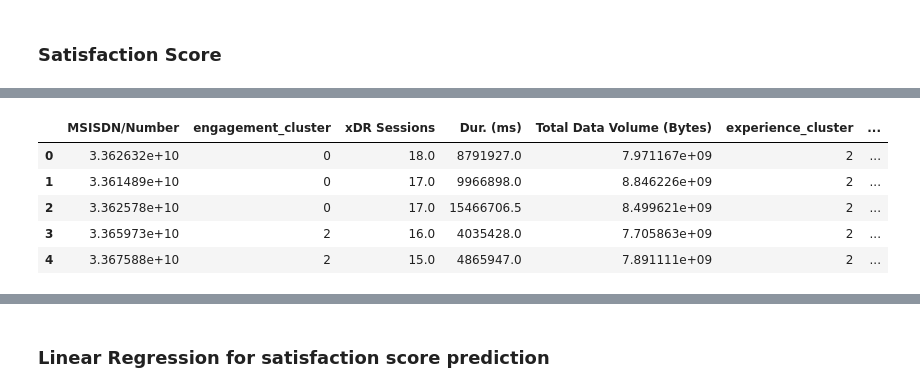
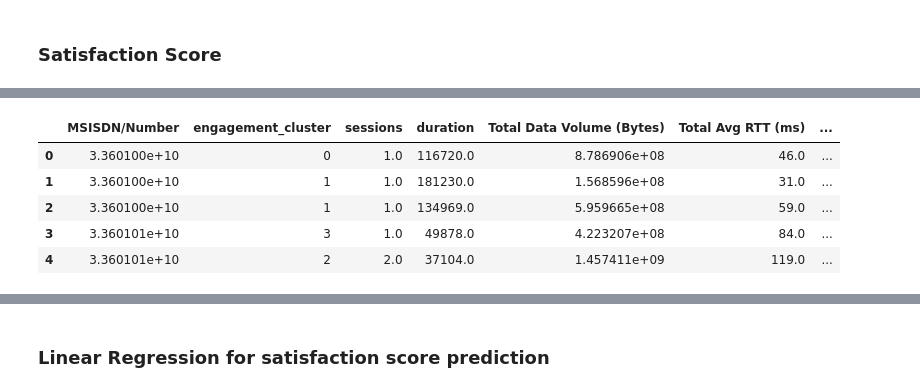
Before and after one commit to Samrawit02/Telecommunication-Data-Analysis, a Jupyter notebook: notebooks/User satisfaction analysis.ipynb, the cells around one changed output, grey strips where cells are left out. Drawn from its saved outputs; the diff is of its cells as text; code cells hidden in the pictures.

Commit message:
updating the satisfaction

```diff
--- a/notebooks/User satisfaction analysis.ipynb
+++ b/notebooks/User satisfaction analysis.ipynb
@@ -33,7 +42,7 @@ user_engagement_df.head()
 ### Engagement Score
 # %%
 eng_df = user_engagement_df.set_index('MSISDN/Number')[
-    ['xDR Sessions', 'Dur. (ms)', 'Total Data Volume (Bytes)']]
+    ['sessions', 'duration', 'Total Data Volume (Bytes)']]
 # %%
 # scale data
 scaler = StandardScaler()
@@ -82,6 +98,6 @@ IndexError: index 3 is out of bounds for axis 0 with size 3
 # %%
-exp_df = user_experience_df.set_index('MSISDN/Number')[
-    ['Total Avg RTT (ms)', 'Total Avg Bearer TP (kbps)', 'Total TCP Retrans. Vol (Bytes)']]
+exp_df = user_experince_df.set_index('MSISDN/Number')[
+     ['Total Avg RTT (ms)', 'Total Avg Bearer TP (kbps)', 'Total TCP Retrans. Vol (Bytes)']]
 # %%
 # scale data
 scaler = StandardScaler()
@@ -116,6 +130,6 @@ worst_experience_cluster = 1
 distance = kmeans2.fit_transform(normalized_data)
 distance_from_worst_experience_cluster = list(
     map(lambda x: x[worst_experience_cluster], distance))
-user_experience_df['experience_score'] = distance_from_worst_experience_cluster
-user_experience_df.head()
+user_experince_df['experience_score'] = distance_from_worst_experience_cluster
+user_experince_df.head()
 # %% [output]
@@ -140,4 +154,4 @@ user_engagement_df.head()
 # %%
-user_experience_df.rename(columns={'cluster': 'experience_cluster'}, inplace=True)
-user_experience_df.head()
+user_experince_df.rename(columns={'cluster': 'experience_cluster'}, inplace=True)
+user_experince_df.head()
 # %% [output]
@@ -150,15 +164,15 @@ user_experience_df.head()
 # %%
-user_satisfaction_df = pd.merge(user_engagement_df, user_experience_df, on='MSISDN/Number')
+user_satisfaction_df = pd.merge(user_engagement_df, user_experince_df, on='MSISDN/Number')
 user_satisfaction_df['satisfaction_score'] = (
     user_satisfaction_df['experience_score'] + user_satisfaction_df['experience_score'])/2
 user_satisfaction_df.head()
 # %% [output]
-|  | MSISDN/Number | engagement_cluster | xDR Sessions | Dur. (ms) | Total Data Volume (Bytes) | experience_cluster | ... |
-| 0 | 3.362632e+10 | 0 | 18.0 | 8791927.0 | 7.971167e+09 | 2 | ... |
-| 1 | 3.361489e+10 | 0 | 17.0 | 9966898.0 | 8.846226e+09 | 2 | ... |
-| 2 | 3.362578e+10 | 0 | 17.0 | 15466706.5 | 8.499621e+09 | 2 | ... |
-| 3 | 3.365973e+10 | 2 | 16.0 | 4035428.0 | 7.705863e+09 | 2 | ... |
-| 4 | 3.367588e+10 | 2 | 15.0 | 4865947.0 | 7.891111e+09 | 2 | ... |
+|  | MSISDN/Number | engagement_cluster | sessions | duration | Total Data Volume (Bytes) | Total Avg RTT (ms) | ... |
+| 0 | 3.360100e+10 | 0 | 1.0 | 116720.0 | 8.786906e+08 | 46.0 | ... |
+| 1 | 3.360100e+10 | 1 | 1.0 | 181230.0 | 1.568596e+08 | 31.0 | ... |
+| 2 | 3.360100e+10 | 1 | 1.0 | 134969.0 | 5.959665e+08 | 59.0 | ... |
+| 3 | 3.360101e+10 | 3 | 1.0 | 49878.0 | 4.223207e+08 | 84.0 | ... |
+| 4 | 3.360101e+10 | 2 | 2.0 | 37104.0 | 1.457411e+09 | 119.0 | ... |
 # %%
 
 user_satisfaction_df = user_satisfaction_df[['MSISDN/Number', 'experience_score',
```
Also changed, not shown: parts of 18 cells of this notebook, 3 other files.
